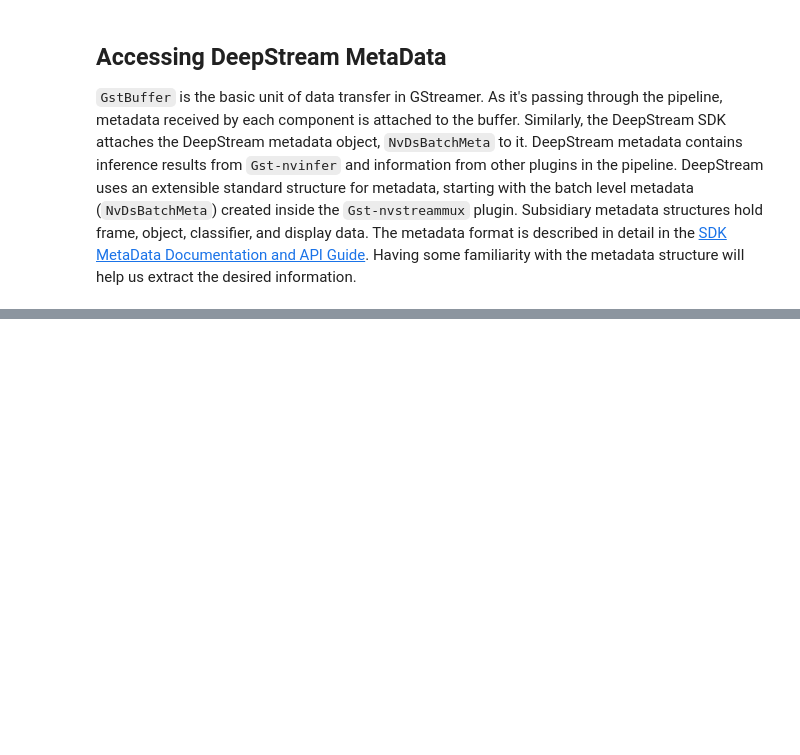
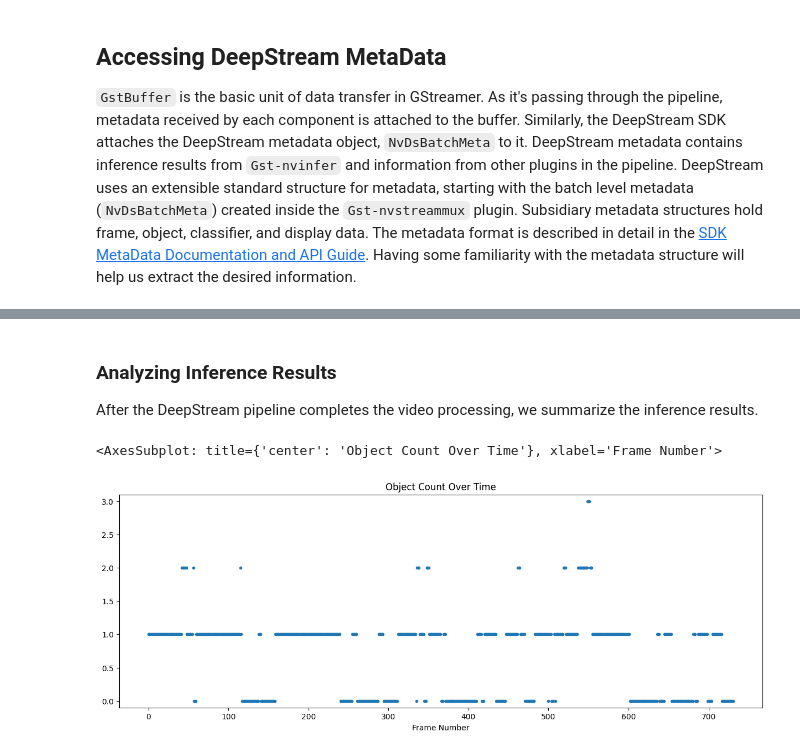
Before and after one commit to N0-man/n03an.me, a Jupyter notebook: notebooks/nvidia/deepstream/Intro_DeepStream.ipynb, the cells around one changed output, grey strips where cells are left out. Cells and saved outputs as stored; diff of their text form; code cells hidden in the pictures; blank space fills up the shorter version.

```diff
--- a/notebooks/nvidia/deepstream/Intro_DeepStream.ipynb
+++ b/notebooks/nvidia/deepstream/Intro_DeepStream.ipynb
@@ -178,0 +571,21 @@ We use [probes](https://gstreamer.freedesktop.org/documentation/application-deve
+# %% [markdown]
+### Analyzing Inference Results ###
+After the DeepStream pipeline completes the video processing, we summarize the inference results.
+# %%
+import pandas as pd
+
+# Export data to a Pandas Series
+obj_count_df=pd.Series(obj_counts, name='Object Count')
+obj_count_df.index.name='Frame Number'
+
+# Plot the Series
+obj_count_df.plot(
+    linestyle='none',
+    marker='.',
+    figsize=(15, 5),
+    ylim=[-.1, 3.1],
+    title='Object Count Over Time'
+)
+# %% [output]
+<AxesSubplot: title={'center': 'Object Count Over Time'}, xlabel='Frame Number'>
+[figure, added]
```
Also changed, not shown: parts of 94 cells of this notebook, 15 other files.
